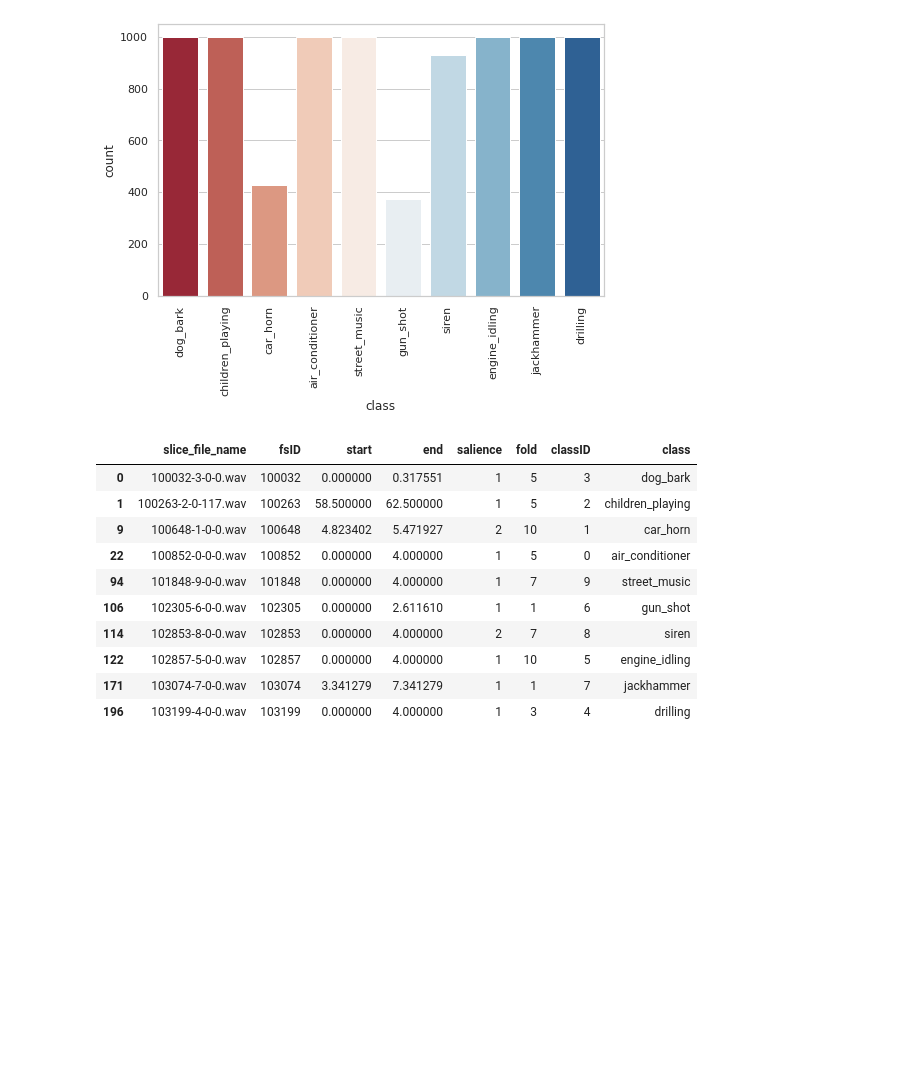
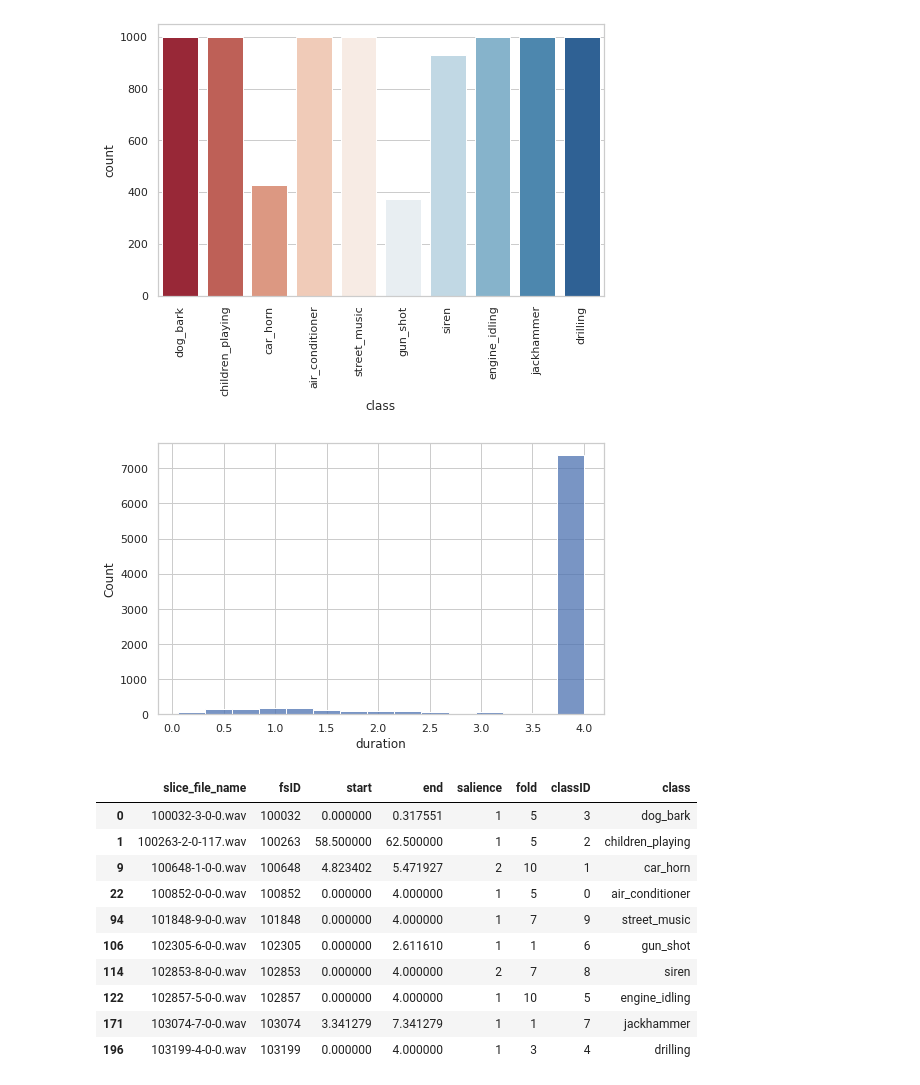
Before and after one commit to angelinakhatiwada/Urban-Sound-Classification, a Jupyter notebook: Urban_Sound_Classification_Feature_Extraction.ipynb, the cells around one changed output. Cells and saved outputs as stored; diff of their text form; code cells hidden in the pictures; blank space fills up the shorter version.

```diff
--- a/Urban_Sound_Classification_Feature_Extraction.ipynb
+++ b/Urban_Sound_Classification_Feature_Extraction.ipynb
@@ -73,3 +94,6 @@ metadata.head(15)
 | 12 | 100648-1-3-0.wav | 100648 | 17.631764 | 19.253075 | 2 | 10 | 1 | car_horn |
 | 13 | 100648-1-4-0.wav | 100648 | 25.332994 | 27.197502 | 2 | 10 | 1 | car_horn |
 | 14 | 100652-3-0-0.wav | 100652 | 0.000000 | 4.000000 | 1 | 2 | 3 | dog_bark |
+# %%
+metadata['duration'] = metadata['end'] - metadata['start']
+metadata.head()
@@ -104,6 +135,14 @@ ax.set_xticklabels(ax.get_xticklabels(),rotation = 90)
  Text(0, 0, 'jackhammer'),
  Text(0, 0, 'drilling')]
 [figure]
+# %%
+# check the duration distribution
+
+plt.figure(figsize = (8,5))
+sns.set_theme(style="whitegrid")
+ax = sns.histplot(x="duration", data=metadata, palette="RdBu")
+# %% [output]
+[figure, added]
 # %%
 # examples from each class
 examples = ['100032-3-0-0.wav',
```
Also changed, not shown: parts of 15 cells of this notebook.
